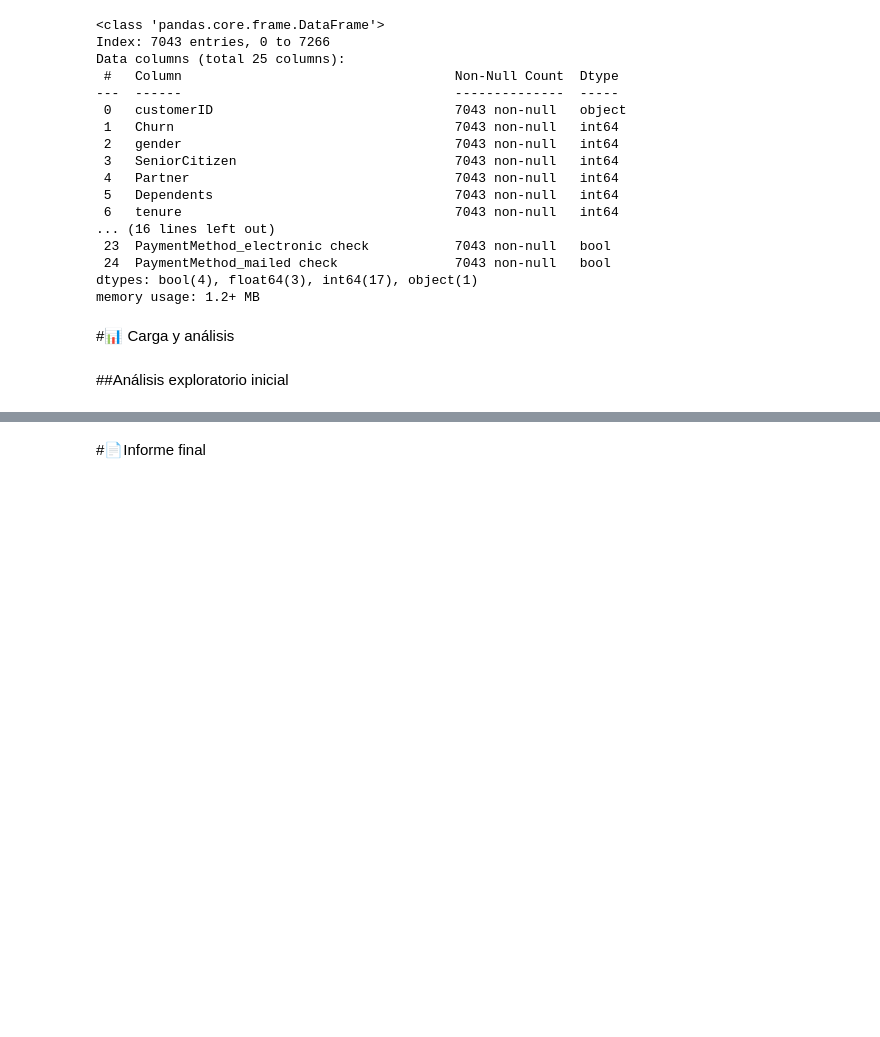
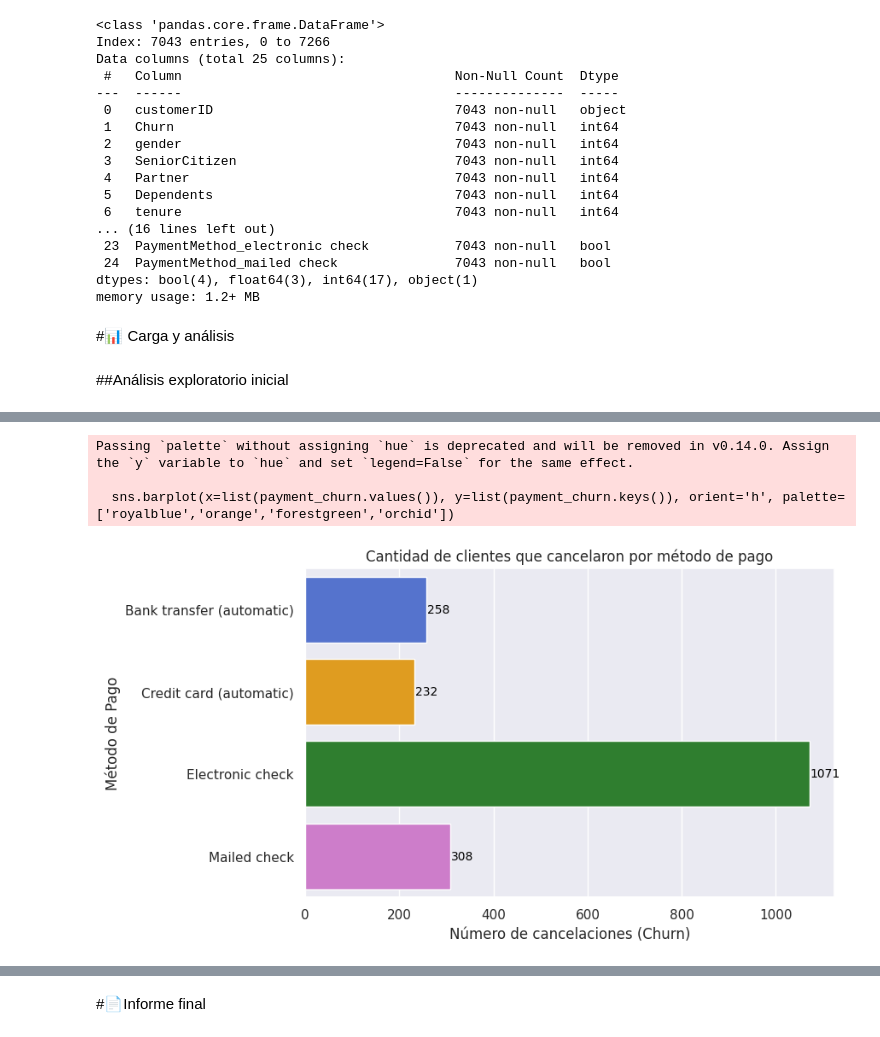
Before and after one commit to Elavat9000/TelecomX_LATAM_challenge2-data-science-LATAM, a Jupyter notebook: TelecomX_Intento2_LATAM.ipynb, the cells around one changed output, grey strips where cells are left out. Saved outputs shown, nothing was run; the diff lists cells and outputs as text; code cells hidden in the pictures; blank space fills up the shorter version.

```diff
--- a/TelecomX_Intento2_LATAM.ipynb
+++ b/TelecomX_Intento2_LATAM.ipynb
@@ -374,0 +381,23 @@ dtype: float64
+# %%
+payment_churn = {
+    'Bank transfer (automatic)': df.loc[df['Churn']==1, 'PaymentMethod_bank transfer (automatic)'].sum(),
+    'Credit card (automatic)': df.loc[df['Churn']==1, 'PaymentMethod_credit card (automatic)'].sum(),
+    'Electronic check': df.loc[df['Churn']==1, 'PaymentMethod_electronic check'].sum(),
+    'Mailed check': df.loc[df['Churn']==1, 'PaymentMethod_mailed check'].sum()
+}
+
+plt.figure(figsize=(8,5))
+sns.barplot(x=list(payment_churn.values()), y=list(payment_churn.keys()), orient='h', palette= ['royalblue','orange','forestgreen','orchid'])
+plt.title('Cantidad de clientes que cancelaron por método de pago')
+plt.xlabel('Número de cancelaciones (Churn)')
+plt.ylabel('Método de Pago')
+
+for i, v in enumerate(payment_churn.values()):
+    plt.text(v + 1, i, str(v), color='black', fontsize=10, va='center')
+
+plt.show()
+# %% [output]
+Passing `palette` without assigning `hue` is deprecated and will be removed in v0.14.0. Assign the `y` variable to `hue` and set `legend=False` for the same effect.
+
+  sns.barplot(x=list(payment_churn.values()), y=list(payment_churn.keys()), orient='h', palette= ['royalblue','orange','forestgreen','orchid'])
+[figure, added]
```
Also changed, not shown: parts of 22 cells of this notebook.
